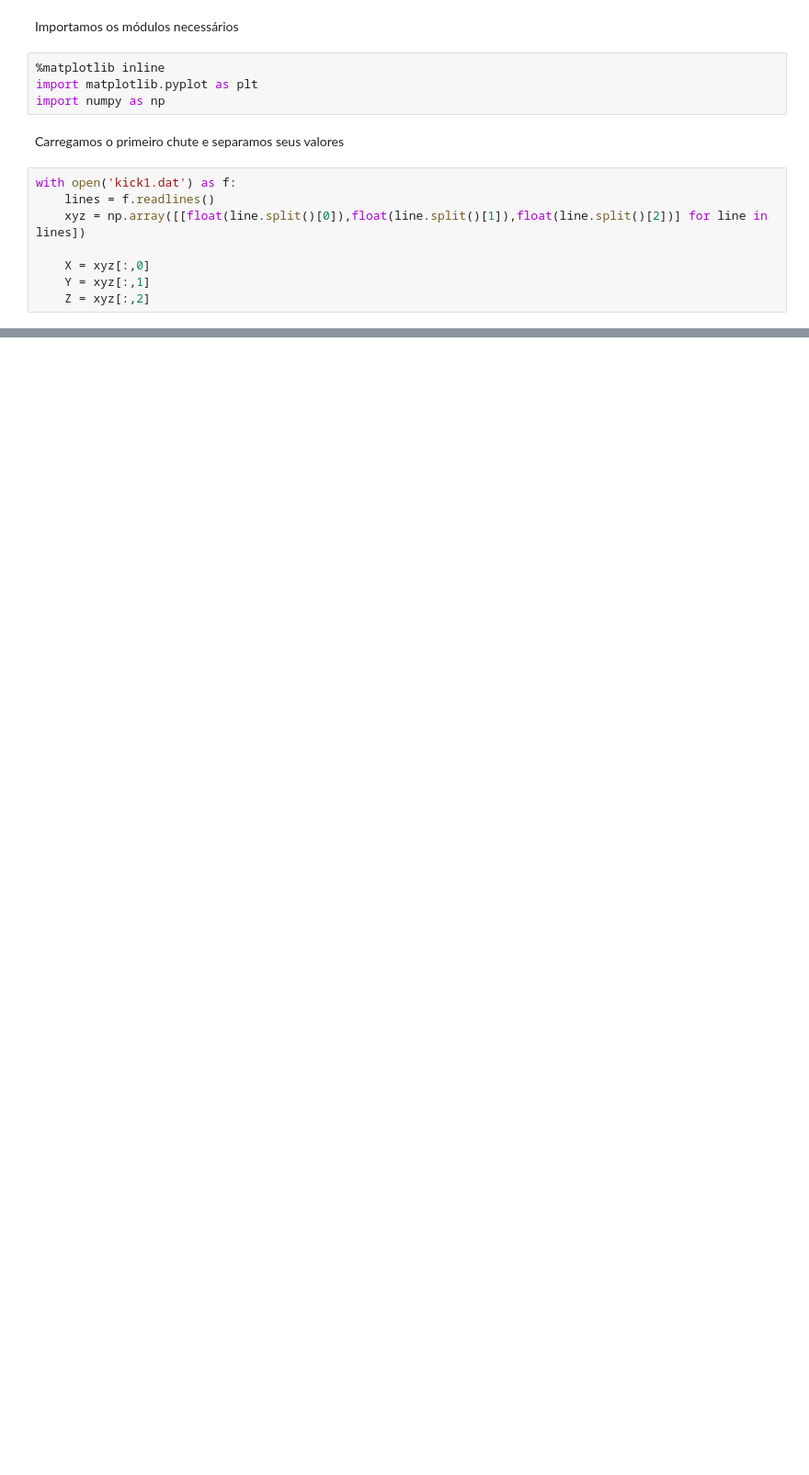
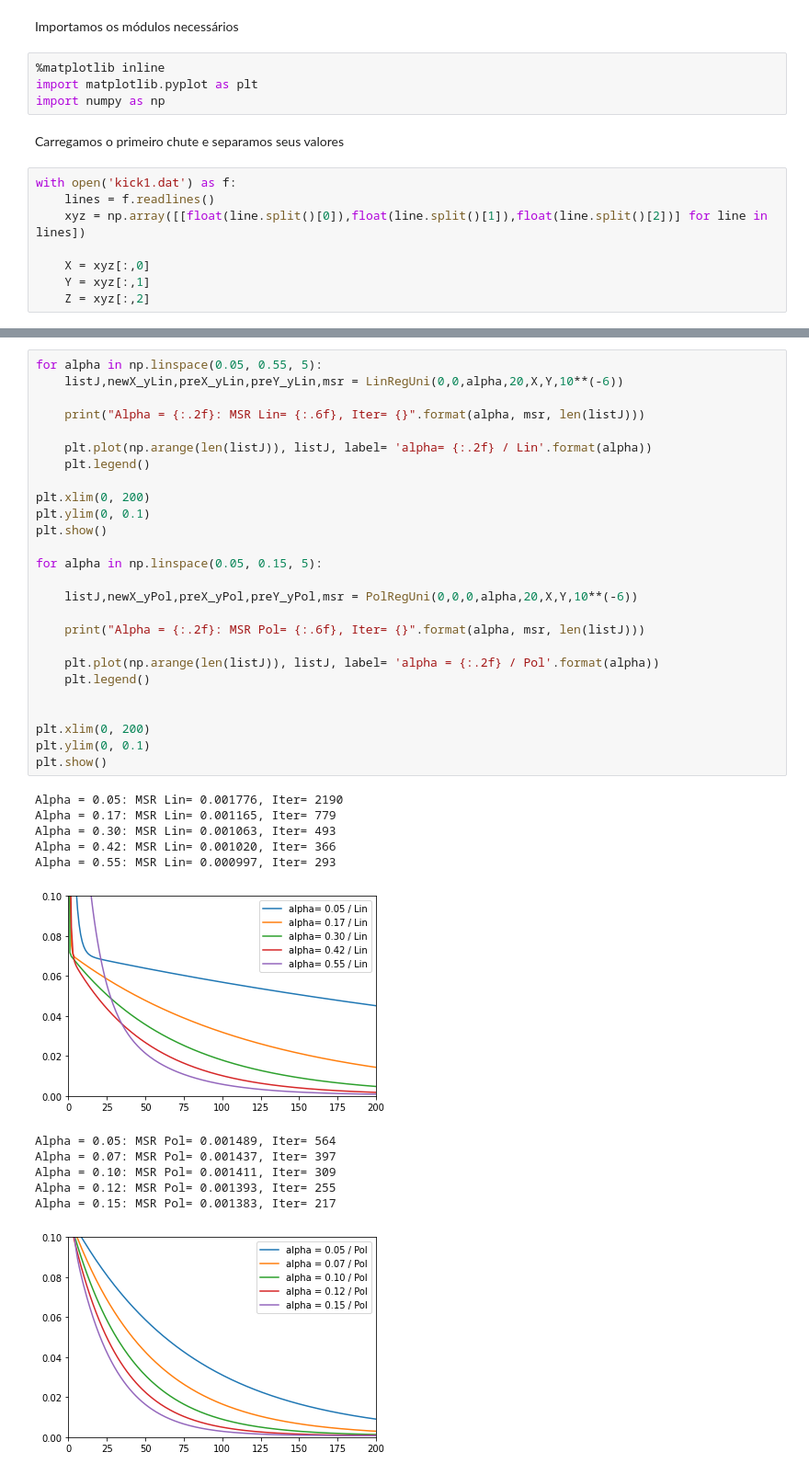
Before and after one commit to heigon77/MC886-MachineLearning-HG, a Jupyter notebook: Projeto 2/P2_EX1.ipynb, the cells around one changed output, grey strips where cells are left out. Shown at 92% size. Drawn from its saved outputs; the diff is of its cells as text; blank space fills up the shorter version.

```diff
--- a/Projeto 2/P2_EX1.ipynb
+++ b/Projeto 2/P2_EX1.ipynb
@@ -204,0 +206,39 @@ Calculamos polinomios através de distintos valores de alpha e imprimimos seus r
+# %%
+for alpha in np.linspace(0.05, 0.55, 5):
+    listJ,newX_yLin,preX_yLin,preY_yLin,msr = LinRegUni(0,0,alpha,20,X,Y,10**(-6))
+
+    print("Alpha = {:.2f}: MSR Lin= {:.6f}, Iter= {}".format(alpha, msr, len(listJ)))
+
+    plt.plot(np.arange(len(listJ)), listJ, label= 'alpha= {:.2f} / Lin'.format(alpha))
+    plt.legend()
+
+plt.xlim(0, 200)
+plt.ylim(0, 0.1)
+plt.show()
+
+for alpha in np.linspace(0.05, 0.15, 5):
+
+    listJ,newX_yPol,preX_yPol,preY_yPol,msr = PolRegUni(0,0,0,alpha,20,X,Y,10**(-6))
+
+    print("Alpha = {:.2f}: MSR Pol= {:.6f}, Iter= {}".format(alpha, msr, len(listJ)))
+
+    plt.plot(np.arange(len(listJ)), listJ, label= 'alpha = {:.2f} / Pol'.format(alpha))
+    plt.legend()
+
+
+plt.xlim(0, 200)
+plt.ylim(0, 0.1)
+plt.show()
+# %% [output]
+Alpha = 0.05: MSR Lin= 0.001776, Iter= 2190
+Alpha = 0.17: MSR Lin= 0.001165, Iter= 779
+Alpha = 0.30: MSR Lin= 0.001063, Iter= 493
+Alpha = 0.42: MSR Lin= 0.001020, Iter= 366
+Alpha = 0.55: MSR Lin= 0.000997, Iter= 293
+[figure, added]
+Alpha = 0.05: MSR Pol= 0.001489, Iter= 564
+Alpha = 0.07: MSR Pol= 0.001437, Iter= 397
+Alpha = 0.10: MSR Pol= 0.001411, Iter= 309
+Alpha = 0.12: MSR Pol= 0.001393, Iter= 255
+Alpha = 0.15: MSR Pol= 0.001383, Iter= 217
+[figure, added]
```
Also changed, not shown: parts of 18 cells of this notebook, 1 other file.
